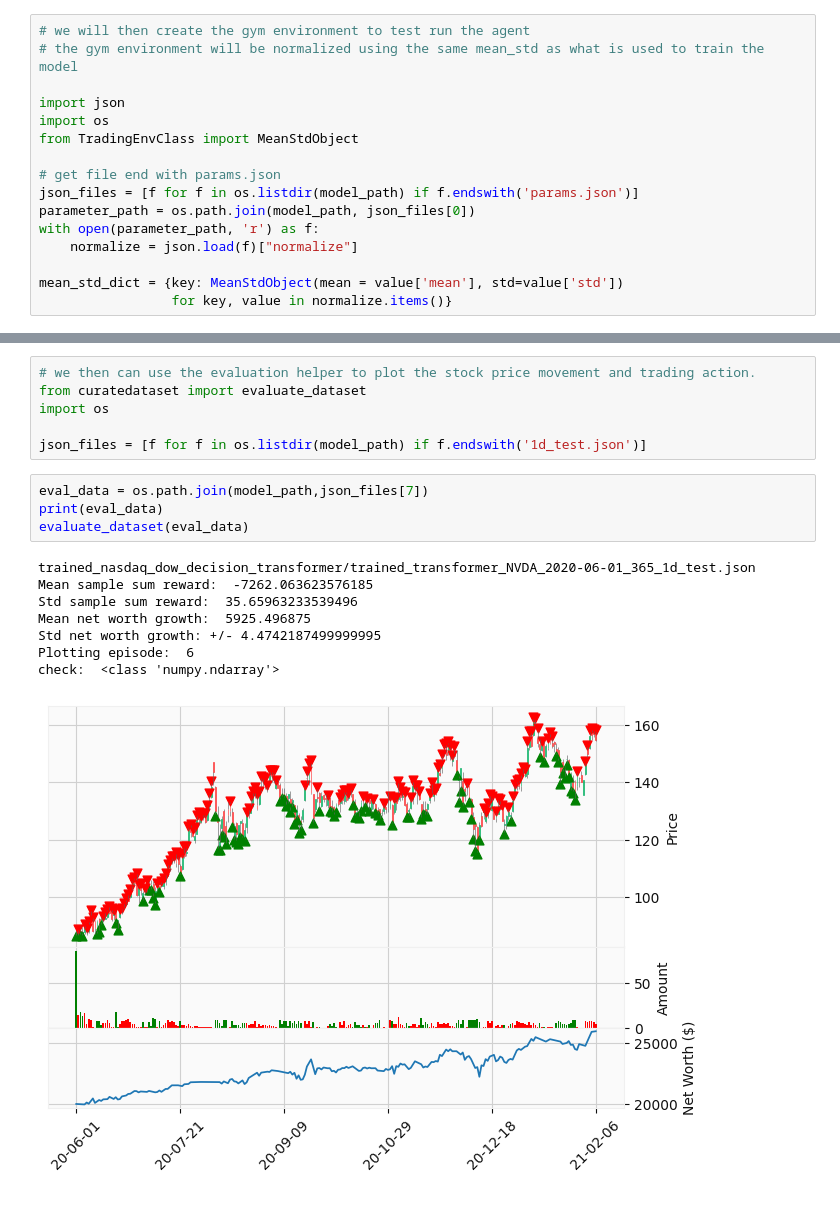
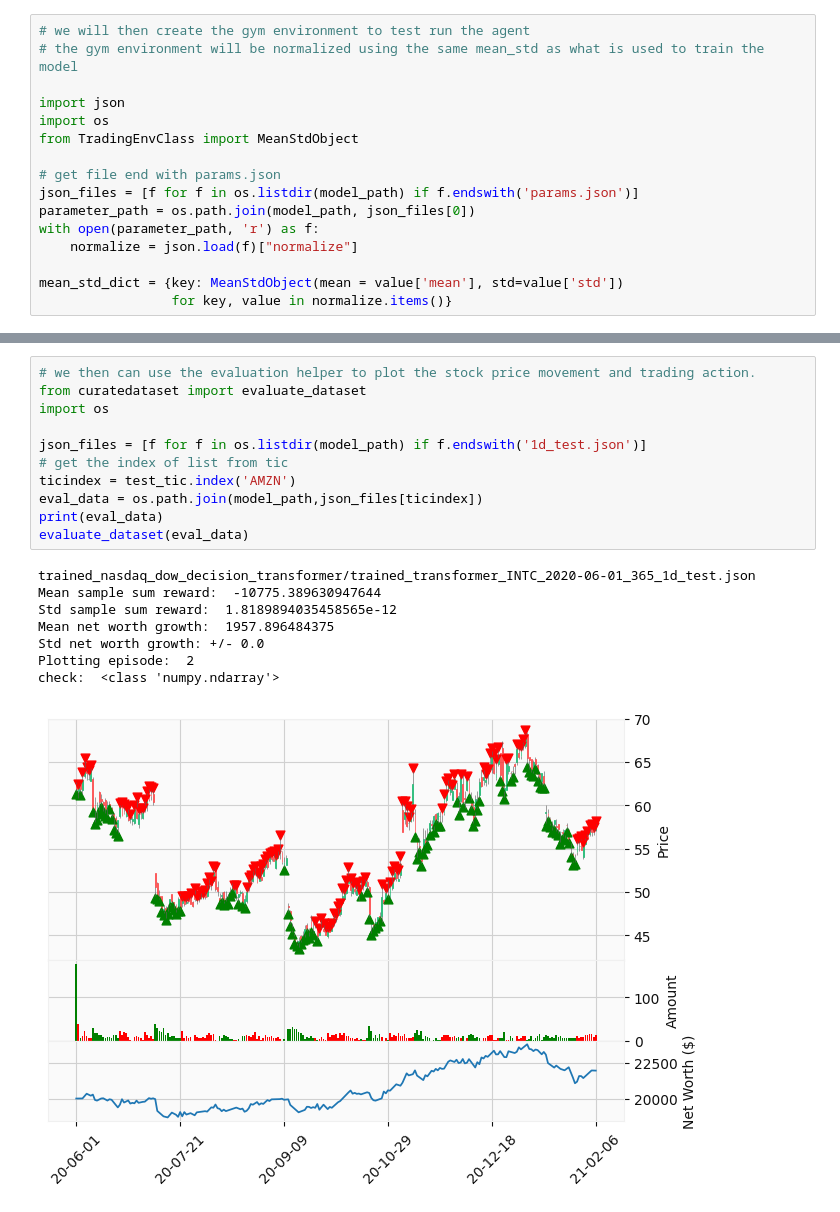
Before and after one commit to mrvictoru/stonkdecision, a Jupyter notebook: src/train_eval_decision_transformer.ipynb, the cells around one changed output, grey strips where cells are left out. Cells and saved outputs as stored; diff of their text form.

Commit message:
did a few test run

```diff
--- a/src/train_eval_decision_transformer.ipynb
+++ b/src/train_eval_decision_transformer.ipynb
@@ -236,19 +152,20 @@ Episode:  9 Timestep: 250  done
 # %%
 # we then can use the evaluation helper to plot the stock price movement and trading action.
 from curatedataset import evaluate_dataset
 import os
 
 json_files = [f for f in os.listdir(model_path) if f.endswith('1d_test.json')]
+# get the index of list from tic
+ticindex = test_tic.index('AMZN')
+eval_data = os.path.join(model_path,json_files[ticindex])
+print(eval_data)
+evaluate_dataset(eval_data)
+# %% [output]
+trained_nasdaq_dow_decision_transformer/trained_transformer_INTC_2020-06-01_365_1d_test.json
+Mean sample sum reward:  -10775.389630947644
+Std sample sum reward:  1.8189894035458565e-12
+Mean net worth growth:  1957.896484375
+Std net worth growth: +/- 0.0
+Plotting episode:  2
+check:  <class 'numpy.ndarray'>
+[figure, added]
-# %%
-eval_data = os.path.join(model_path,json_files[7])
-print(eval_data)
-evaluate_dataset(eval_data)
-# %% [output]
-trained_nasdaq_dow_decision_transformer/trained_transformer_NVDA_2020-06-01_365_1d_test.json
-Mean sample sum reward:  -7262.063623576185
-Std sample sum reward:  35.65963233539496
-Mean net worth growth:  5925.496875
-Std net worth growth: +/- 4.4742187499999995
-Plotting episode:  6
-check:  <class 'numpy.ndarray'>
-[figure, removed]
```
Also changed, not shown: parts of 3 cells of this notebook, 1 other file.
